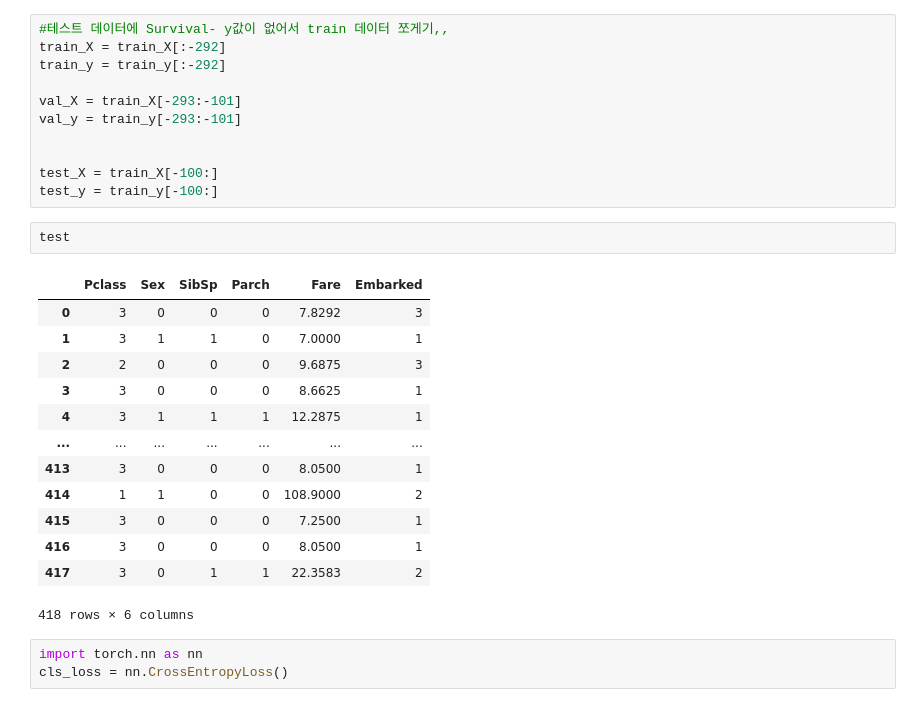
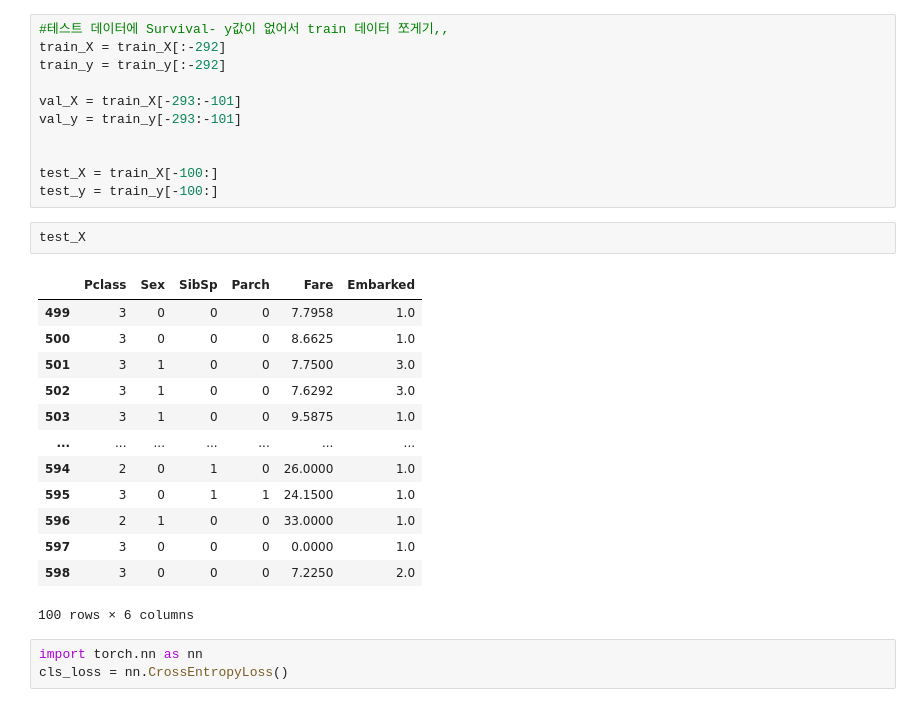
Before and after one commit to yoonsanggg/titanic_tuto, a Jupyter notebook: titanic-tutorial.ipynb, the cells around one changed output. Cells and saved outputs as stored; diff of their text form.

```diff
--- a/titanic-tutorial.ipynb
+++ b/titanic-tutorial.ipynb
@@ -204,22 +136,22 @@ val_y = train_y[-293:-101]
 
 test_X = train_X[-100:]
 test_y = train_y[-100:]
-# %%
-test
-# %% [output]
-|  | Pclass | Sex | SibSp | Parch | Fare | Embarked |
-| 0 | 3 | 0 | 0 | 0 | 7.8292 | 3 |
-| 1 | 3 | 1 | 1 | 0 | 7.0000 | 1 |
-| 2 | 2 | 0 | 0 | 0 | 9.6875 | 3 |
-| 3 | 3 | 0 | 0 | 0 | 8.6625 | 1 |
-| 4 | 3 | 1 | 1 | 1 | 12.2875 | 1 |
-| ... | ... | ... | ... | ... | ... | ... |
-| 413 | 3 | 0 | 0 | 0 | 8.0500 | 1 |
-| 414 | 1 | 1 | 0 | 0 | 108.9000 | 2 |
-| 415 | 3 | 0 | 0 | 0 | 7.2500 | 1 |
-| 416 | 3 | 0 | 0 | 0 | 8.0500 | 1 |
-| 417 | 3 | 0 | 1 | 1 | 22.3583 | 2 |
-418 rows × 6 columns
+# %%
+test_X
+# %% [output]
+|  | Pclass | Sex | SibSp | Parch | Fare | Embarked |
+| 499 | 3 | 0 | 0 | 0 | 7.7958 | 1.0 |
+| 500 | 3 | 0 | 0 | 0 | 8.6625 | 1.0 |
+| 501 | 3 | 1 | 0 | 0 | 7.7500 | 3.0 |
+| 502 | 3 | 1 | 0 | 0 | 7.6292 | 3.0 |
+| 503 | 3 | 1 | 0 | 0 | 9.5875 | 1.0 |
+| ... | ... | ... | ... | ... | ... | ... |
+| 594 | 2 | 0 | 1 | 0 | 26.0000 | 1.0 |
+| 595 | 3 | 0 | 1 | 1 | 24.1500 | 1.0 |
+| 596 | 2 | 1 | 0 | 0 | 33.0000 | 1.0 |
+| 597 | 3 | 0 | 0 | 0 | 0.0000 | 1.0 |
+| 598 | 3 | 0 | 0 | 0 | 7.2250 | 2.0 |
+100 rows × 6 columns
 # %%
 import torch.nn as nn
 cls_loss = nn.CrossEntropyLoss()
```
Also changed, not shown: parts of 13 cells of this notebook.
